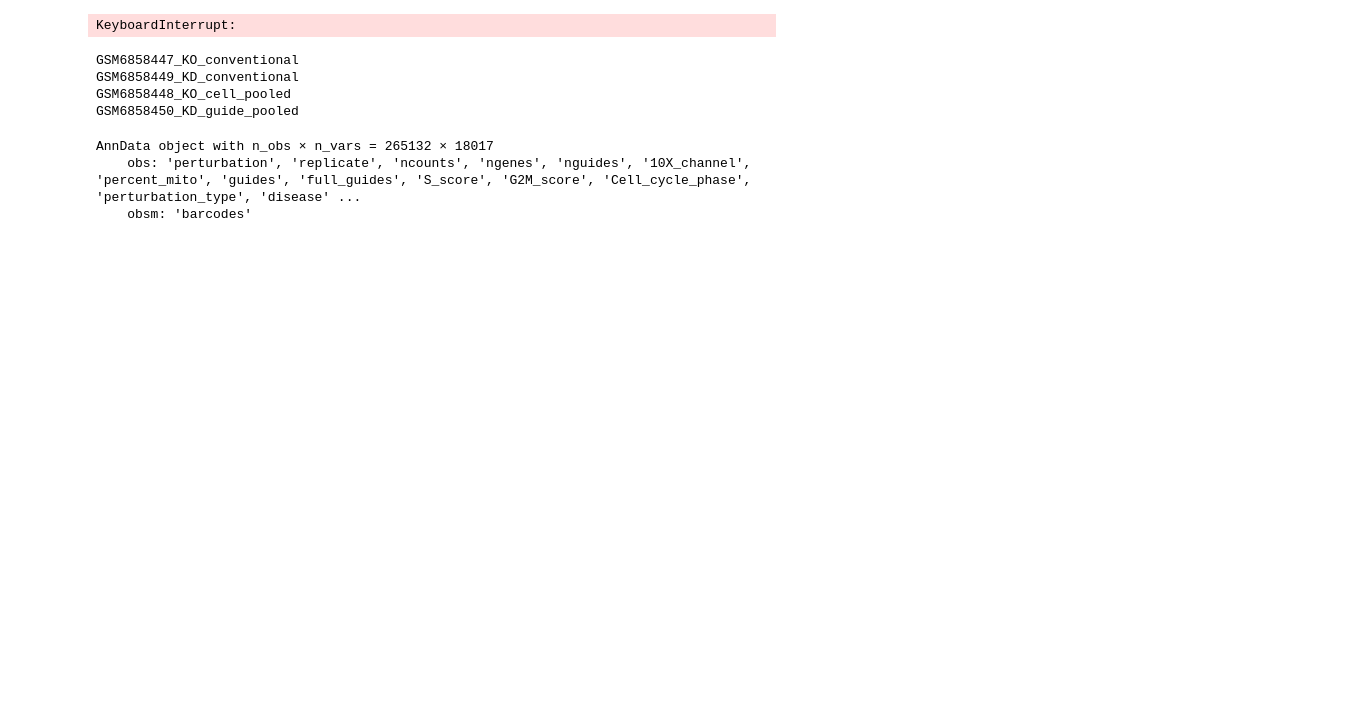
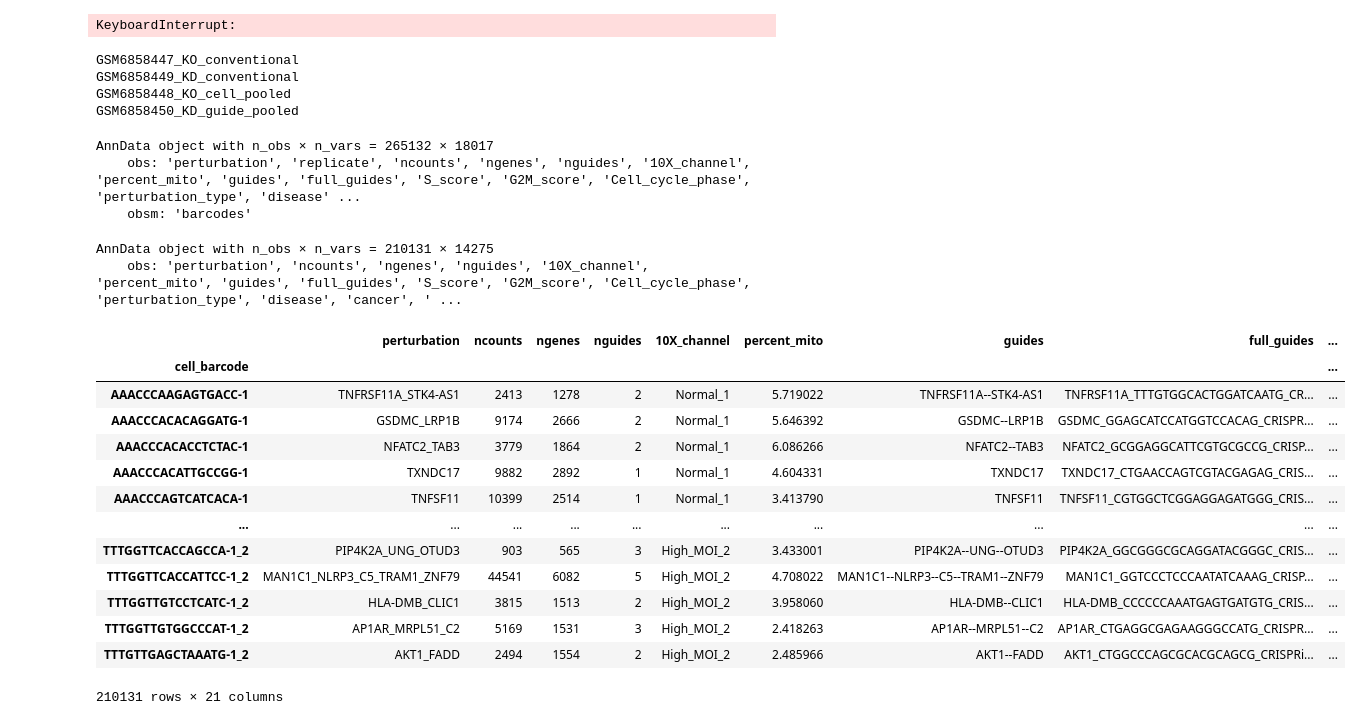
Before and after one commit to sanderlab/scPerturb, a Jupyter notebook: dataset_processing/notebooks/YaoCleary2023.ipynb, the cells around one changed output. Cells and saved outputs as stored; diff of their text form; code cells hidden in the pictures; blank space fills up the shorter version.

```diff
--- a/dataset_processing/notebooks/YaoCleary2023.ipynb
+++ b/dataset_processing/notebooks/YaoCleary2023.ipynb
@@ -33,7 +38,7 @@ from scperturb import *
 from pathlib import Path
 figure_path = Path('../figures/')
 # %%
-TEMPDIR = Path('/fast/scratch/users/peidlis_c/perturbation_resource_paper/')
+TEMPDIR = Path('/scratch/peidli/scPerturb/')
 # %%
 sorted([file.name for file in (TEMPDIR / 'YaoCleary2023').glob('*')])
 # %% [output]
@@ -114,3 +138,27 @@ adata
 AnnData object with n_obs × n_vars = 265132 × 18017
     obs: 'perturbation', 'replicate', 'ncounts', 'ngenes', 'nguides', '10X_channel', 'percent_mito', 'guides', 'full_guides', 'S_score', 'G2M_score', 'Cell_cycle_phase', 'perturbation_type', 'disease' ...
     obsm: 'barcodes'
+# %%
+adata = sc.read(TEMPDIR / 'YaoCleary2023.h5ad')
+# %%
+adata
+# %% [output]
+AnnData object with n_obs × n_vars = 210131 × 14275
+    obs: 'perturbation', 'ncounts', 'ngenes', 'nguides', '10X_channel', 'percent_mito', 'guides', 'full_guides', 'S_score', 'G2M_score', 'Cell_cycle_phase', 'perturbation_type', 'disease', 'cancer', ' ...
+# %%
+adata.obs
+# %% [output]
+|  | perturbation | ncounts | ngenes | nguides | 10X_channel | percent_mito | guides | full_guides | ... |
+| cell_barcode |  |  |  |  |  |  |  |  | ... |
+| AAACCCAAGAGTGACC-1 | TNFRSF11A_STK4-AS1 | 2413 | 1278 | 2 | Normal_1 | 5.719022 | TNFRSF11A--STK4-AS1 | TNFRSF11A_TTTGTGGCACTGGATCAATG_CR... | ... |
+| AAACCCACACAGGATG-1 | GSDMC_LRP1B | 9174 | 2666 | 2 | Normal_1 | 5.646392 | GSDMC--LRP1B | GSDMC_GGAGCATCCATGGTCCACAG_CRISPR... | ... |
+| AAACCCACACCTCTAC-1 | NFATC2_TAB3 | 3779 | 1864 | 2 | Normal_1 | 6.086266 | NFATC2--TAB3 | NFATC2_GCGGAGGCATTCGTGCGCCG_CRISP... | ... |
+| AAACCCACATTGCCGG-1 | TXNDC17 | 9882 | 2892 | 1 | Normal_1 | 4.604331 | TXNDC17 | TXNDC17_CTGAACCAGTCGTACGAGAG_CRIS... | ... |
+| AAACCCAGTCATCACA-1 | TNFSF11 | 10399 | 2514 | 1 | Normal_1 | 3.413790 | TNFSF11 | TNFSF11_CGTGGCTCGGAGGAGATGGG_CRIS... | ... |
+| ... | ... | ... | ... | ... | ... | ... | ... | ... | ... |
+| TTTGGTTCACCAGCCA-1_2 | PIP4K2A_UNG_OTUD3 | 903 | 565 | 3 | High_MOI_2 | 3.433001 | PIP4K2A--UNG--OTUD3 | PIP4K2A_GGCGGGCGCAGGATACGGGC_CRIS... | ... |
+| TTTGGTTCACCATTCC-1_2 | MAN1C1_NLRP3_C5_TRAM1_ZNF79 | 44541 | 6082 | 5 | High_MOI_2 | 4.708022 | MAN1C1--NLRP3--C5--TRAM1--ZNF79 | MAN1C1_GGTCCCTCCCAATATCAAAG_CRISP... | ... |
+| TTTGGTTGTCCTCATC-1_2 | HLA-DMB_CLIC1 | 3815 | 1513 | 2 | High_MOI_2 | 3.958060 | HLA-DMB--CLIC1 | HLA-DMB_CCCCCCAAATGAGTGATGTG_CRIS... | ... |
+| TTTGGTTGTGGCCCAT-1_2 | AP1AR_MRPL51_C2 | 5169 | 1531 | 3 | High_MOI_2 | 2.418263 | AP1AR--MRPL51--C2 | AP1AR_CTGAGGCGAGAAGGGCCATG_CRISPR... | ... |
+| TTTGTTGAGCTAAATG-1_2 | AKT1_FADD | 2494 | 1554 | 2 | High_MOI_2 | 2.485966 | AKT1--FADD | AKT1_CTGGCCCAGCGCACGCAGCG_CRISPRi... | ... |
+210131 rows × 21 columns
```
Also changed, not shown: parts of 6 cells of this notebook, 8 other files.
